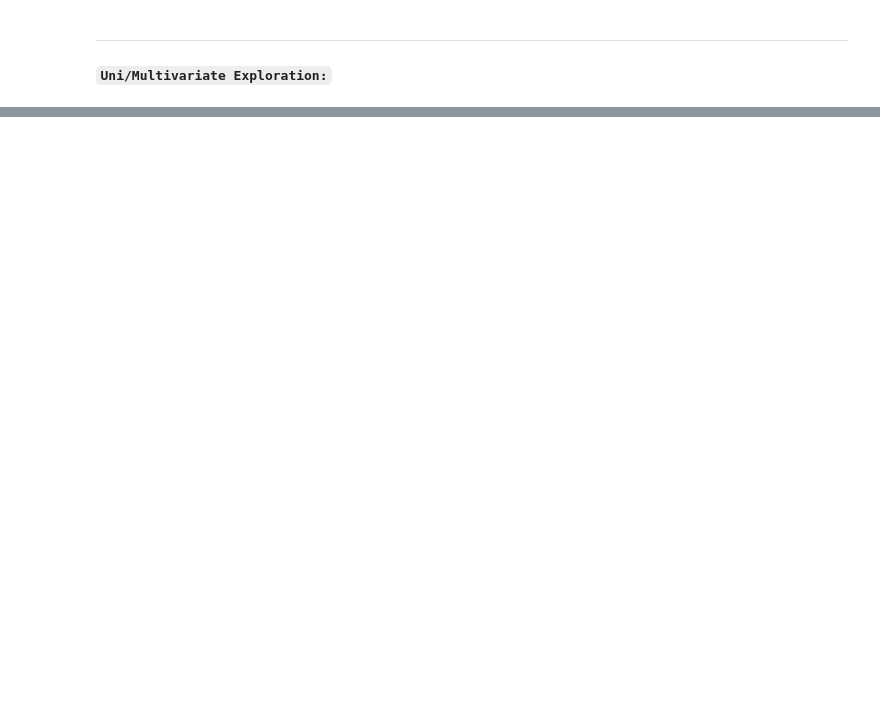
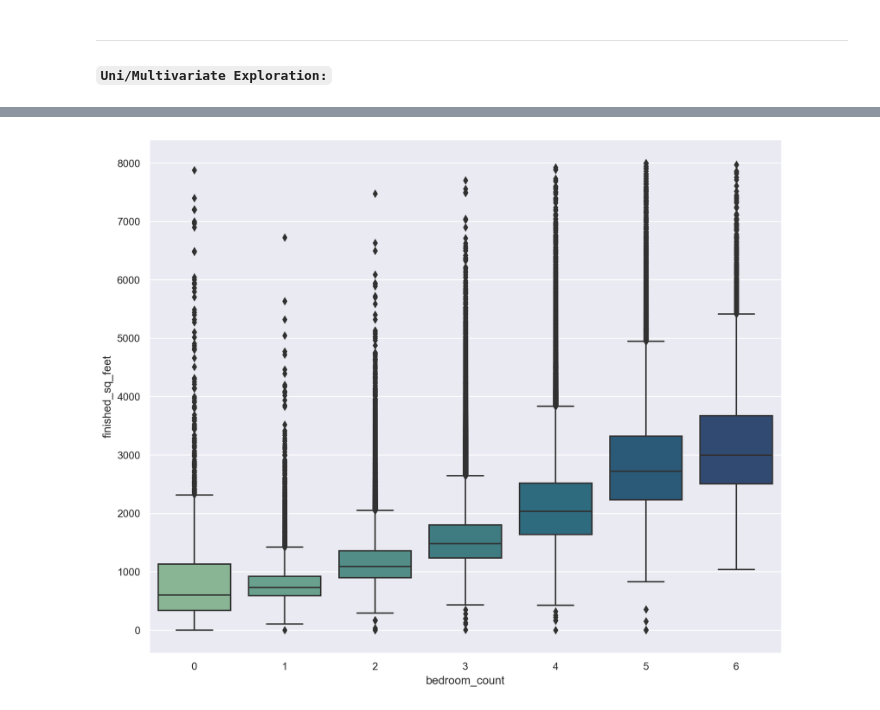
Before and after one commit to mijailmariano/regression-exercises, a Jupyter notebook: exploration.ipynb, the cells around one changed output, grey strips where cells are left out. Cells and saved outputs as stored; diff of their text form; code cells hidden in the pictures; blank space fills up the shorter version.

```diff
--- a/exploration.ipynb
+++ b/exploration.ipynb
@@ -123,0 +195,11 @@ y_test = test.home_value
+# %%
+# plotting subplots for ea. dataset feature against another
+# discrete variables: bedroom count, year built
+# continuous variables: bath count, finished square feet
+
+plt.figure(figsize = (12, 10))
+sns.set(style = "darkgrid")
+sns.boxplot(x = "bedroom_count", y = "finished_sq_feet", data = X_train, palette = "crest")
+plt.show()
+# %% [output]
+[figure, added]
```
Also changed, not shown: parts of 12 cells of this notebook, 2 other files.
